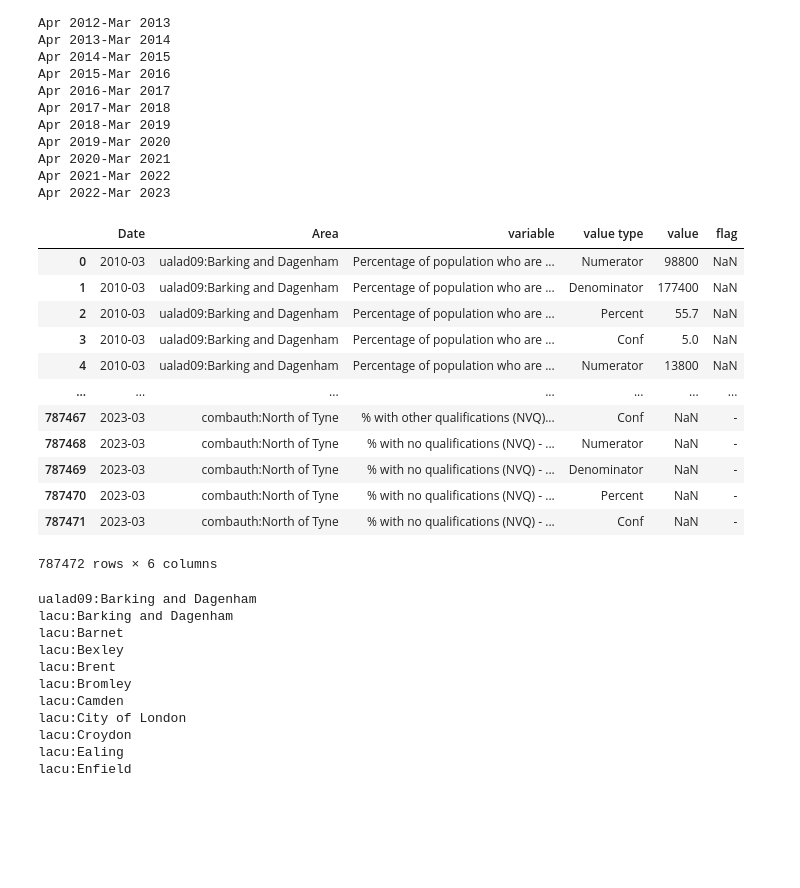
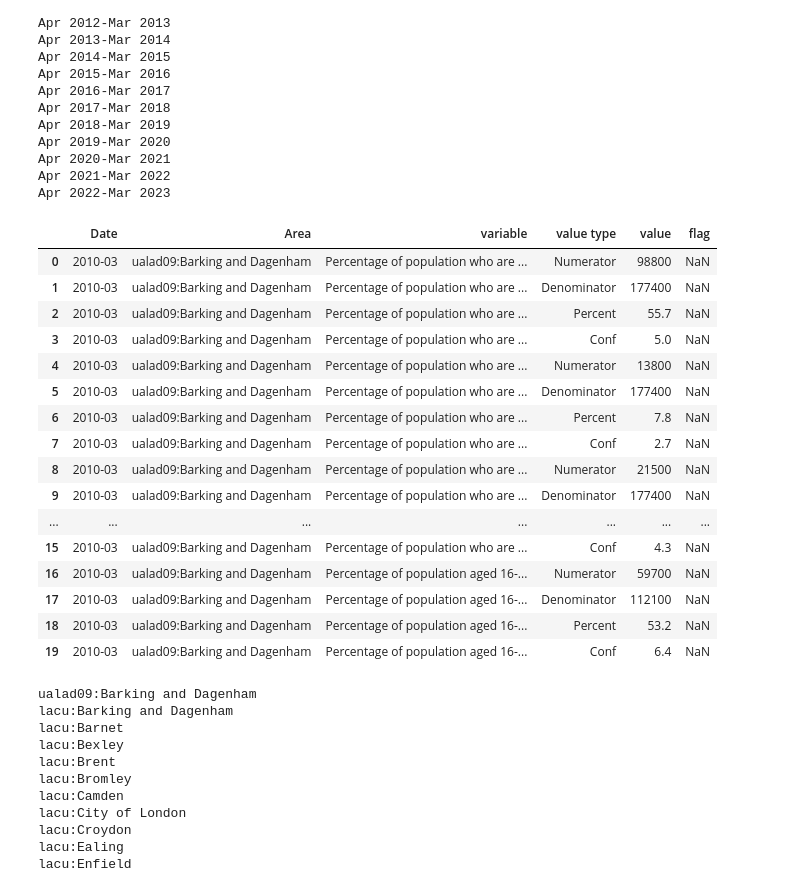
Before and after one commit to mlsystemdesignproject/neighbourhood-safety-prediction, a Jupyter notebook: notebooks/EDA_agg.ipynb, the cells around one changed output. Drawn from its saved outputs; the diff is of its cells as text; code cells hidden in the pictures; blank space fills up the shorter version.

```diff
--- a/notebooks/EDA_agg.ipynb
+++ b/notebooks/EDA_agg.ipynb
@@ -248,18 +252,22 @@ def transform_date(date_str):
 nomis['Date'] = nomis['Date'].apply(transform_date)
 # %%
-nomis
+nomis.head(20)
 # %% [output]
 |  | Date | Area | variable | value type | value | flag |
 | 0 | 2010-03 | ualad09:Barking and Dagenham | Percentage of population who are ... | Numerator | 98800 | NaN |
 | 1 | 2010-03 | ualad09:Barking and Dagenham | Percentage of population who are ... | Denominator | 177400 | NaN |
 | 2 | 2010-03 | ualad09:Barking and Dagenham | Percentage of population who are ... | Percent | 55.7 | NaN |
 | 3 | 2010-03 | ualad09:Barking and Dagenham | Percentage of population who are ... | Conf | 5.0 | NaN |
 | 4 | 2010-03 | ualad09:Barking and Dagenham | Percentage of population who are ... | Numerator | 13800 | NaN |
+| 5 | 2010-03 | ualad09:Barking and Dagenham | Percentage of population who are ... | Denominator | 177400 | NaN |
+| 6 | 2010-03 | ualad09:Barking and Dagenham | Percentage of population who are ... | Percent | 7.8 | NaN |
+| 7 | 2010-03 | ualad09:Barking and Dagenham | Percentage of population who are ... | Conf | 2.7 | NaN |
+| 8 | 2010-03 | ualad09:Barking and Dagenham | Percentage of population who are ... | Numerator | 21500 | NaN |
+| 9 | 2010-03 | ualad09:Barking and Dagenham | Percentage of population who are ... | Denominator | 177400 | NaN |
 | ... | ... | ... | ... | ... | ... | ... |
-| 787467 | 2023-03 | combauth:North of Tyne | % with other qualifications (NVQ)... | Conf | NaN | - |
-| 787468 | 2023-03 | combauth:North of Tyne | % with no qualifications (NVQ) - ... | Numerator | NaN | - |
-| 787469 | 2023-03 | combauth:North of Tyne | % with no qualifications (NVQ) - ... | Denominator | NaN | - |
-| 787470 | 2023-03 | combauth:North of Tyne | % with no qualifications (NVQ) - ... | Percent | NaN | - |
-| 787471 | 2023-03 | combauth:North of Tyne | % with no qualifications (NVQ) - ... | Conf | NaN | - |
+| 15 | 2010-03 | ualad09:Barking and Dagenham | Percentage of population who are ... | Conf | 4.3 | NaN |
+| 16 | 2010-03 | ualad09:Barking and Dagenham | Percentage of population aged 16-... | Numerator | 59700 | NaN |
+| 17 | 2010-03 | ualad09:Barking and Dagenham | Percentage of population aged 16-... | Denominator | 112100 | NaN |
+| 18 | 2010-03 | ualad09:Barking and Dagenham | Percentage of population aged 16-... | Percent | 53.2 | NaN |
+| 19 | 2010-03 | ualad09:Barking and Dagenham | Percentage of population aged 16-... | Conf | 6.4 | NaN |
-787472 rows × 6 columns
 # %%
```
Also changed, not shown: parts of 17 cells of this notebook.
